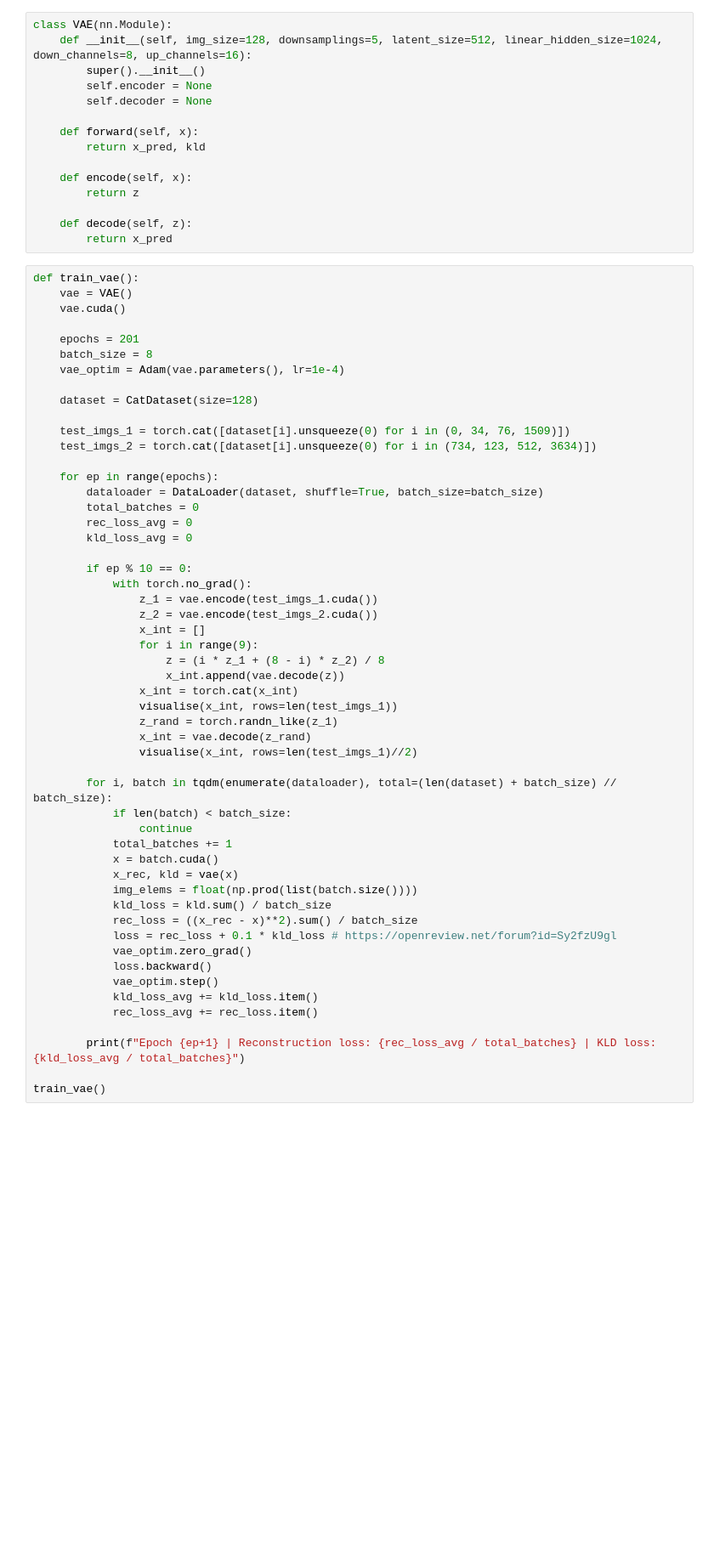
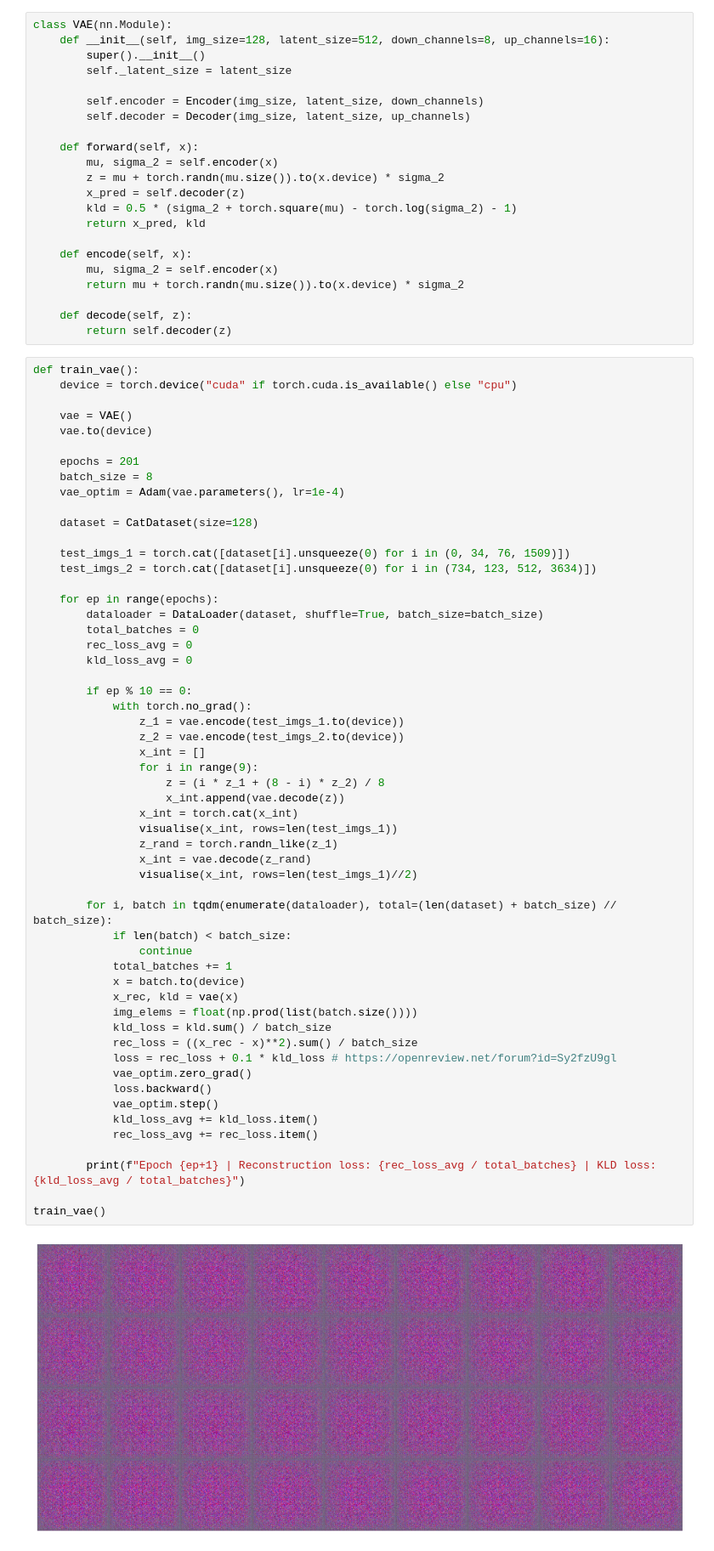
Before and after one commit to SokolovYaroslav/hse_ml_course, a Jupyter notebook: hw_6/hw06_task.ipynb, the cells around one changed output. Shown at 85% size. Cells and saved outputs as stored; diff of their text form; blank space fills up the shorter version.

```diff
--- a/hw_6/hw06_task.ipynb
+++ b/hw_6/hw06_task.ipynb
@@ -241,22 +300,31 @@ https://arxiv.org/pdf/1906.00446.pdf
 # %%
 class VAE(nn.Module):
-    def __init__(self, img_size=128, downsamplings=5, latent_size=512, linear_hidden_size=1024, down_channels=8, up_channels=16):
+    def __init__(self, img_size=128, latent_size=512, down_channels=8, up_channels=16):
         super().__init__()
-        self.encoder = None
-        self.decoder = None
+        self._latent_size = latent_size
+
+        self.encoder = Encoder(img_size, latent_size, down_channels)
+        self.decoder = Decoder(img_size, latent_size, up_channels)
 
     def forward(self, x):
+        mu, sigma_2 = self.encoder(x)
+        z = mu + torch.randn(mu.size()).to(x.device) * sigma_2
+        x_pred = self.decoder(z)
+        kld = 0.5 * (sigma_2 + torch.square(mu) - torch.log(sigma_2) - 1)
         return x_pred, kld
 
     def encode(self, x):
-        return z
+        mu, sigma_2 = self.encoder(x)
+        return mu + torch.randn(mu.size()).to(x.device) * sigma_2
 
     def decode(self, z):
-        return x_pred
+        return self.decoder(z)
 # %%
 def train_vae():
+    device = torch.device("cuda" if torch.cuda.is_available() else "cpu")
+
     vae = VAE()
-    vae.cuda()
+    vae.to(device)
 
     epochs = 201
     batch_size = 8
@@ -275,34 +343,36 @@ def train_vae():
 
         if ep % 10 == 0:
             with torch.no_grad():
-                z_1 = vae.encode(test_imgs_1.cuda())
-                z_2 = vae.encode(test_imgs_2.cuda())
+                z_1 = vae.encode(test_imgs_1.to(device))
+                z_2 = vae.encode(test_imgs_2.to(device))
                 x_int = []
                 for i in range(9):
                     z = (i * z_1 + (8 - i) * z_2) / 8
                     x_int.append(vae.decode(z))
                 x_int = torch.cat(x_int)
                 visualise(x_int, rows=len(test_imgs_1))
                 z_rand = torch.randn_like(z_1)
                 x_int = vae.decode(z_rand)
                 visualise(x_int, rows=len(test_imgs_1)//2)
 
         for i, batch in tqdm(enumerate(dataloader), total=(len(dataset) + batch_size) // batch_size):
             if len(batch) < batch_size:
                 continue
             total_batches += 1
-            x = batch.cuda()
+            x = batch.to(device)
             x_rec, kld = vae(x)
             img_elems = float(np.prod(list(batch.size())))
             kld_loss = kld.sum() / batch_size
             rec_loss = ((x_rec - x)**2).sum() / batch_size
             loss = rec_loss + 0.1 * kld_loss # https://openreview.net/forum?id=Sy2fzU9gl
             vae_optim.zero_grad()
             loss.backward()
             vae_optim.step()
             kld_loss_avg += kld_loss.item()
             rec_loss_avg += rec_loss.item()
 
         print(f"Epoch {ep+1} | Reconstruction loss: {rec_loss_avg / total_batches} | KLD loss: {kld_loss_avg / total_batches}")
 
 train_vae()
+# %% [output]
+[figure, added]
```
Also changed, not shown: parts of 6 cells of this notebook.
